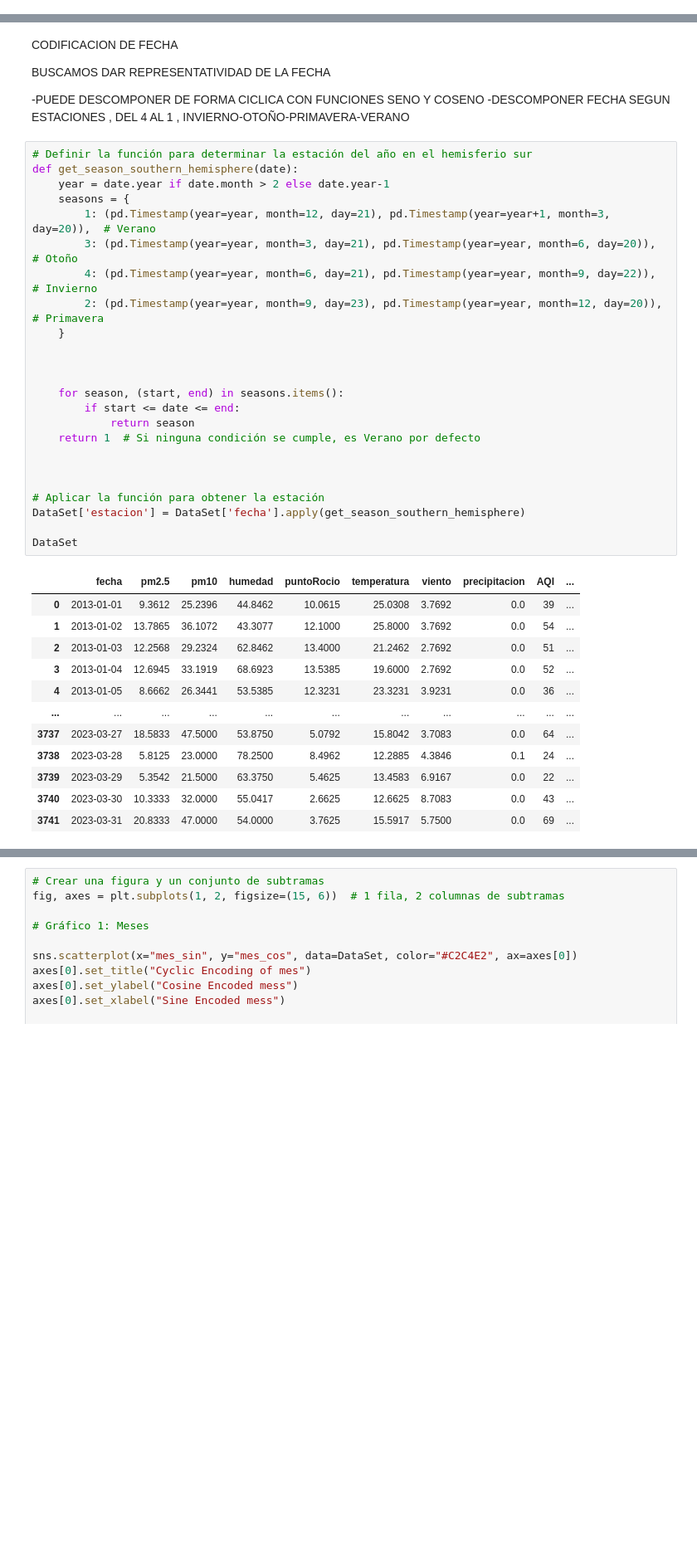
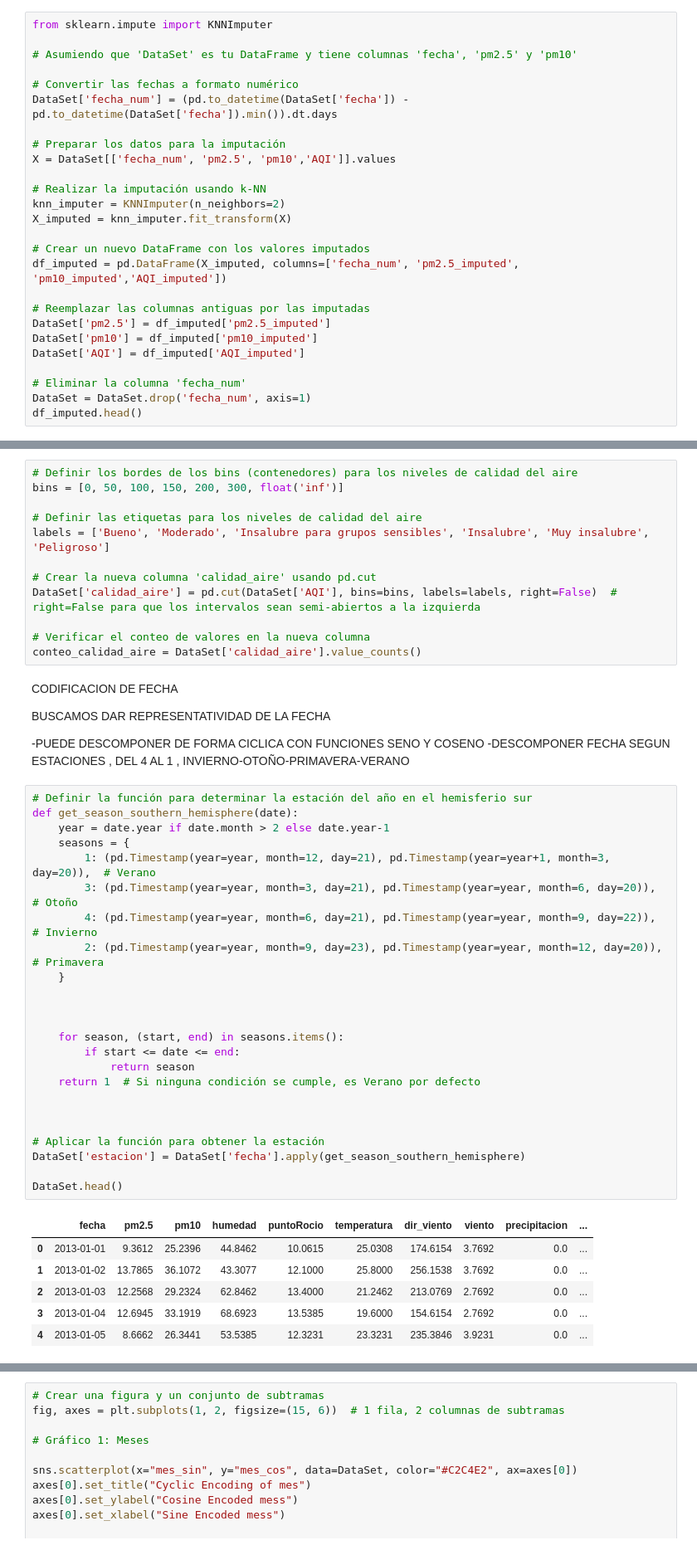
Before and after one commit to OmarMerino/Particulas_contaminantes_chillan, a Jupyter notebook: notebooks/model/RNN/normalizacion_rnn.ipynb, the cells around one changed output, grey strips where cells are left out. Shown: that part at 83% size. Cells and saved outputs as stored; diff of their text form; blank space fills up the shorter version.

```diff
--- a/notebooks/model/RNN/normalizacion_rnn.ipynb
+++ b/notebooks/model/RNN/normalizacion_rnn.ipynb
@@ -40,0 +70,26 @@ plt.show()
+# %%
+from sklearn.impute import KNNImputer
+
+# Asumiendo que 'DataSet' es tu DataFrame y tiene columnas 'fecha', 'pm2.5' y 'pm10'
+
+# Convertir las fechas a formato numérico
+DataSet['fecha_num'] = (pd.to_datetime(DataSet['fecha']) - pd.to_datetime(DataSet['fecha']).min()).dt.days
+
+# Preparar los datos para la imputación
+X = DataSet[['fecha_num', 'pm2.5', 'pm10','AQI']].values
+
+# Realizar la imputación usando k-NN
+knn_imputer = KNNImputer(n_neighbors=2)
+X_imputed = knn_imputer.fit_transform(X)
+
+# Crear un nuevo DataFrame con los valores imputados
+df_imputed = pd.DataFrame(X_imputed, columns=['fecha_num', 'pm2.5_imputed', 'pm10_imputed','AQI_imputed'])
+
+# Reemplazar las columnas antiguas por las imputadas
+DataSet['pm2.5'] = df_imputed['pm2.5_imputed']
+DataSet['pm10'] = df_imputed['pm10_imputed']
+DataSet['AQI'] = df_imputed['AQI_imputed']
+
+# Eliminar la columna 'fecha_num'
+DataSet = DataSet.drop('fecha_num', axis=1)
+df_imputed.head()
@@ -41,3 +105,15 @@ plt.show()
+# %%
+# Definir los bordes de los bins (contenedores) para los niveles de calidad del aire
+bins = [0, 50, 100, 150, 200, 300, float('inf')]
+
+# Definir las etiquetas para los niveles de calidad del aire
+labels = ['Bueno', 'Moderado', 'Insalubre para grupos sensibles', 'Insalubre', 'Muy insalubre', 'Peligroso']
+
+# Crear la nueva columna 'calidad_aire' usando pd.cut
+DataSet['calidad_aire'] = pd.cut(DataSet['AQI'], bins=bins, labels=labels, right=False)  # right=False para que los intervalos sean semi-abiertos a la izquierda
+
+# Verificar el conteo de valores en la nueva columna
+conteo_calidad_aire = DataSet['calidad_aire'].value_counts()
 # %% [markdown]
 CODIFICACION DE FECHA
 
@@ -48,37 +124,31 @@ BUSCAMOS DAR REPRESENTATIVIDAD DE LA FECHA
 # %%
 # Definir la función para determinar la estación del año en el hemisferio sur
 def get_season_southern_hemisphere(date):
     year = date.year if date.month > 2 else date.year-1
     seasons = {
         1: (pd.Timestamp(year=year, month=12, day=21), pd.Timestamp(year=year+1, month=3, day=20)),  # Verano
         3: (pd.Timestamp(year=year, month=3, day=21), pd.Timestamp(year=year, month=6, day=20)),    # Otoño
         4: (pd.Timestamp(year=year, month=6, day=21), pd.Timestamp(year=year, month=9, day=22)),    # Invierno
         2: (pd.Timestamp(year=year, month=9, day=23), pd.Timestamp(year=year, month=12, day=20)),   # Primavera
     }
 
 
 
     for season, (start, end) in seasons.items():
         if start <= date <= end:
             return season
     return 1  # Si ninguna condición se cumple, es Verano por defecto
 
 
 
 # Aplicar la función para obtener la estación
 DataSet['estacion'] = DataSet['fecha'].apply(get_season_southern_hemisphere)
 
-DataSet
+DataSet.head()
 # %% [output]
-|  | fecha | pm2.5 | pm10 | humedad | puntoRocio | temperatura | viento | precipitacion | AQI | ... |
-| 0 | 2013-01-01 | 9.3612 | 25.2396 | 44.8462 | 10.0615 | 25.0308 | 3.7692 | 0.0 | 39 | ... |
-| 1 | 2013-01-02 | 13.7865 | 36.1072 | 43.3077 | 12.1000 | 25.8000 | 3.7692 | 0.0 | 54 | ... |
-| 2 | 2013-01-03 | 12.2568 | 29.2324 | 62.8462 | 13.4000 | 21.2462 | 2.7692 | 0.0 | 51 | ... |
-| 3 | 2013-01-04 | 12.6945 | 33.1919 | 68.6923 | 13.5385 | 19.6000 | 2.7692 | 0.0 | 52 | ... |
-| 4 | 2013-01-05 | 8.6662 | 26.3441 | 53.5385 | 12.3231 | 23.3231 | 3.9231 | 0.0 | 36 | ... |
-| ... | ... | ... | ... | ... | ... | ... | ... | ... | ... | ... |
-| 3737 | 2023-03-27 | 18.5833 | 47.5000 | 53.8750 | 5.0792 | 15.8042 | 3.7083 | 0.0 | 64 | ... |
-| 3738 | 2023-03-28 | 5.8125 | 23.0000 | 78.2500 | 8.4962 | 12.2885 | 4.3846 | 0.1 | 24 | ... |
-| 3739 | 2023-03-29 | 5.3542 | 21.5000 | 63.3750 | 5.4625 | 13.4583 | 6.9167 | 0.0 | 22 | ... |
-| 3740 | 2023-03-30 | 10.3333 | 32.0000 | 55.0417 | 2.6625 | 12.6625 | 8.7083 | 0.0 | 43 | ... |
-| 3741 | 2023-03-31 | 20.8333 | 47.0000 | 54.0000 | 3.7625 | 15.5917 | 5.7500 | 0.0 | 69 | ... |
+|  | fecha | pm2.5 | pm10 | humedad | puntoRocio | temperatura | dir_viento | viento | precipitacion | ... |
+| 0 | 2013-01-01 | 9.3612 | 25.2396 | 44.8462 | 10.0615 | 25.0308 | 174.6154 | 3.7692 | 0.0 | ... |
+| 1 | 2013-01-02 | 13.7865 | 36.1072 | 43.3077 | 12.1000 | 25.8000 | 256.1538 | 3.7692 | 0.0 | ... |
+| 2 | 2013-01-03 | 12.2568 | 29.2324 | 62.8462 | 13.4000 | 21.2462 | 213.0769 | 2.7692 | 0.0 | ... |
+| 3 | 2013-01-04 | 12.6945 | 33.1919 | 68.6923 | 13.5385 | 19.6000 | 154.6154 | 2.7692 | 0.0 | ... |
+| 4 | 2013-01-05 | 8.6662 | 26.3441 | 53.5385 | 12.3231 | 23.3231 | 235.3846 | 3.9231 | 0.0 | ... |
```
Also changed, not shown: parts of 12 cells of this notebook, 15 other files.
